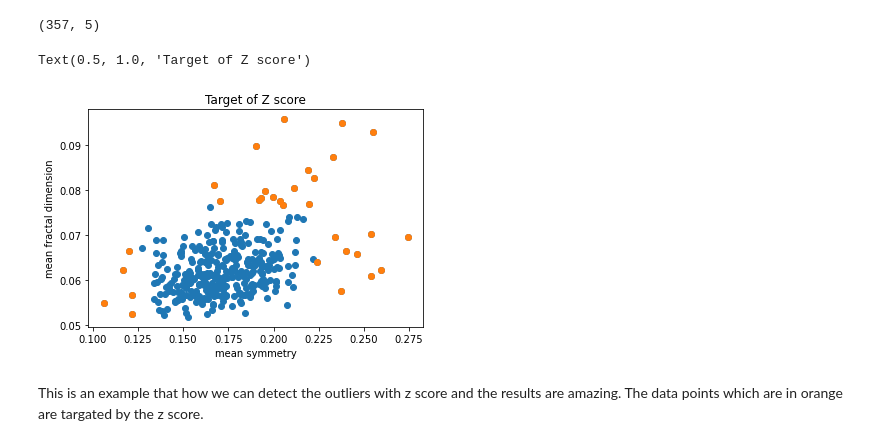
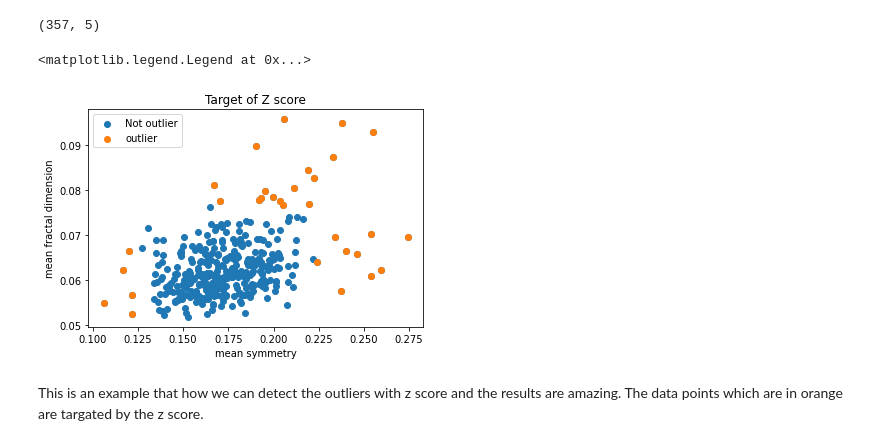
Before and after one commit to Shobhit-Mishra-02/AI-ML-repo, a Jupyter notebook: outlier detection.ipynb, the cells around one changed output. Cells and saved outputs as stored; diff of their text form; code cells hidden in the pictures.

Commit message:
added code in the outlier detection

```diff
--- a/outlier detection.ipynb
+++ b/outlier detection.ipynb
@@ -113,12 +115,13 @@ target_of_Zscore = df1[(df1.Z_score_ms >= 2) | (df1.Z_score_mfd >= 2)]
 # %%
 plt.scatter(df1["mean symmetry"], df1["mean fractal dimension"])
 plt.scatter(target_of_Zscore["mean symmetry"], target_of_Zscore["mean fractal dimension"])
 plt.xlabel("mean symmetry")
 plt.ylabel("mean fractal dimension")
 plt.title("Target of Z score")
+plt.legend(["Not outlier","outlier"])
 # %% [output]
-Text(0.5, 1.0, 'Target of Z score')
+<matplotlib.legend.Legend at 0x...>
-[figure, old version]
+[figure, new version]
 # %% [markdown]
 This is an example that how we can detect the outliers with z score and the results are amazing. The data points which are in orange are targated by the z score.
 # %% [markdown]
```
Also changed, not shown: parts of 17 cells of this notebook.
